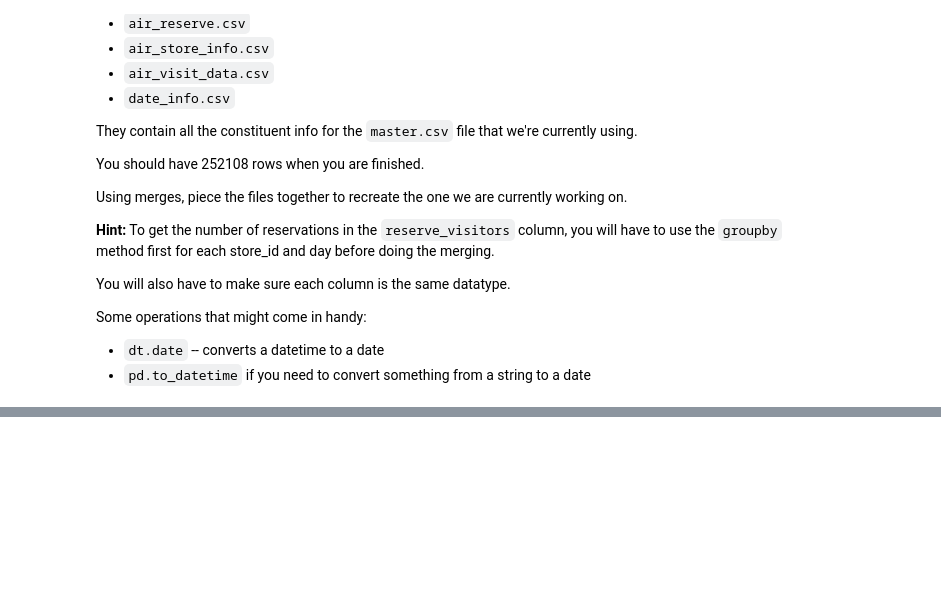
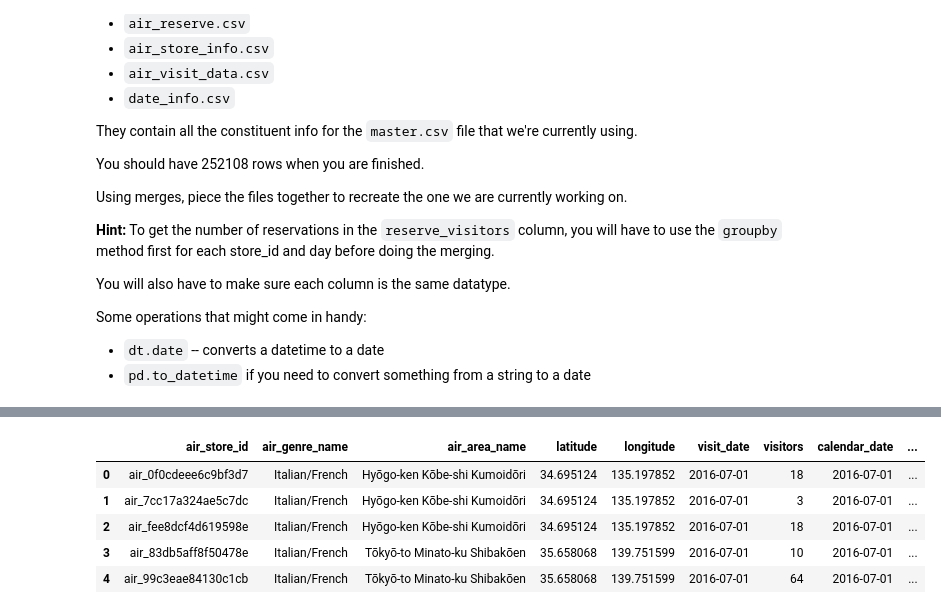
Before and after one commit to Lothdyn/my-1019-repo, a Jupyter notebook: ClassMaterial/Unit2/Class6/labs/Pandas -- Cleaning, Merging, Grouping-Restaurants-.ipynb, the cells around one changed output, grey strips where cells are left out. Drawn from its saved outputs; the diff is of its cells as text; code cells hidden in the pictures; blank space fills up the shorter version.

```diff
--- a/ClassMaterial/Unit2/Class6/labs/Pandas -- Cleaning, Merging, Grouping-Restaurants-.ipynb
+++ b/ClassMaterial/Unit2/Class6/labs/Pandas -- Cleaning, Merging, Grouping-Restaurants-.ipynb
@@ -244,0 +769,11 @@ Some operations that might come in handy:
+# %%
+bdf_5 = bdf_3.merge(bdf_4,how="left",left_on = ['air_store_id','visit_date'], right_on = ['air_store_id','visit_date'])
+# %%
+bdf_5.head()
+# %% [output]
+|  | air_store_id | air_genre_name | air_area_name | latitude | longitude | visit_date | visitors | calendar_date | ... |
+| 0 | air_0f0cdeee6c9bf3d7 | Italian/French | Hyōgo-ken Kōbe-shi Kumoidōri | 34.695124 | 135.197852 | 2016-07-01 | 18 | 2016-07-01 | ... |
+| 1 | air_7cc17a324ae5c7dc | Italian/French | Hyōgo-ken Kōbe-shi Kumoidōri | 34.695124 | 135.197852 | 2016-07-01 | 3 | 2016-07-01 | ... |
+| 2 | air_fee8dcf4d619598e | Italian/French | Hyōgo-ken Kōbe-shi Kumoidōri | 34.695124 | 135.197852 | 2016-07-01 | 18 | 2016-07-01 | ... |
+| 3 | air_83db5aff8f50478e | Italian/French | Tōkyō-to Minato-ku Shibakōen | 35.658068 | 139.751599 | 2016-07-01 | 10 | 2016-07-01 | ... |
+| 4 | air_99c3eae84130c1cb | Italian/French | Tōkyō-to Minato-ku Shibakōen | 35.658068 | 139.751599 | 2016-07-01 | 64 | 2016-07-01 | ... |
```
Also changed, not shown: parts of 60 cells of this notebook, 2 other files.
